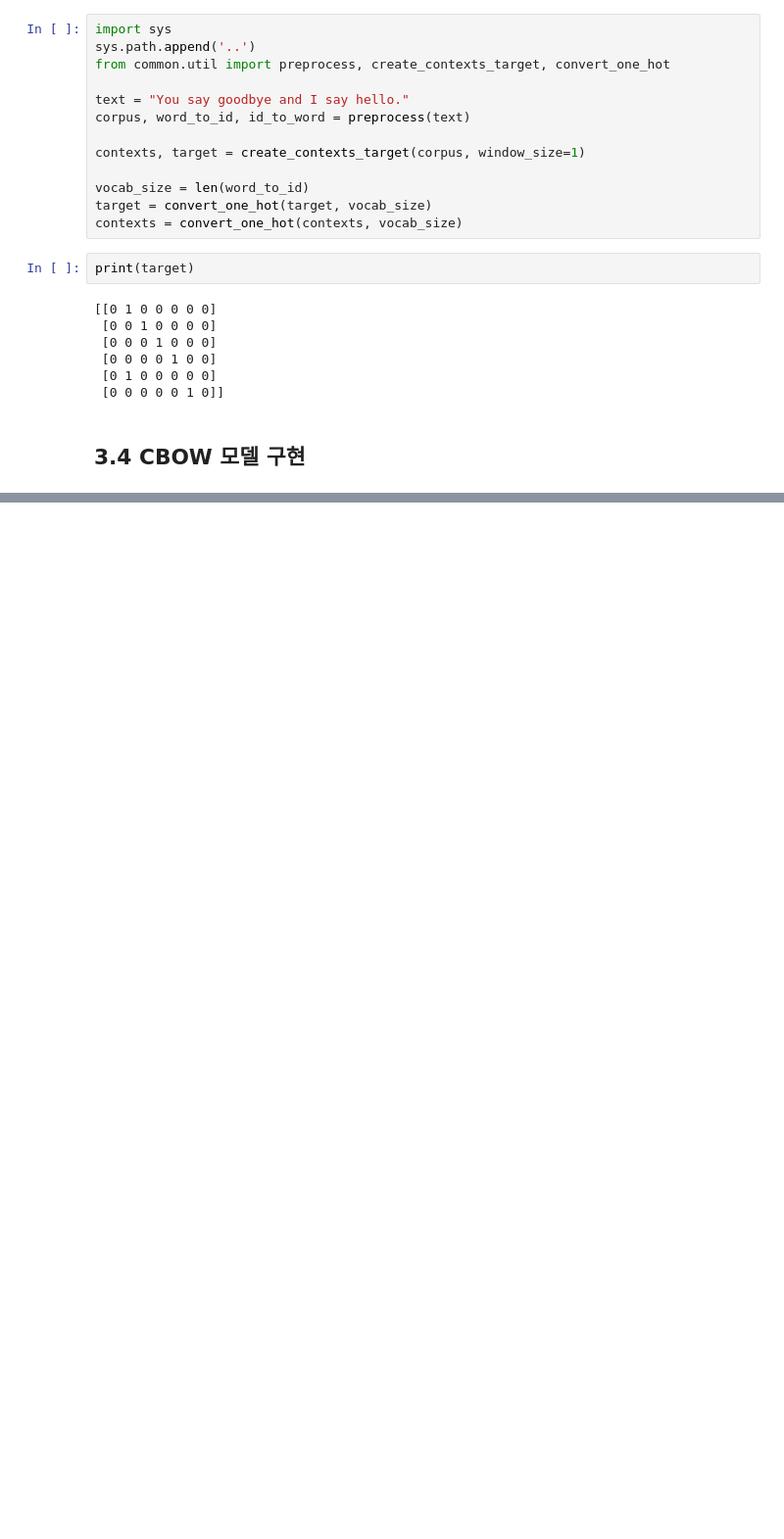
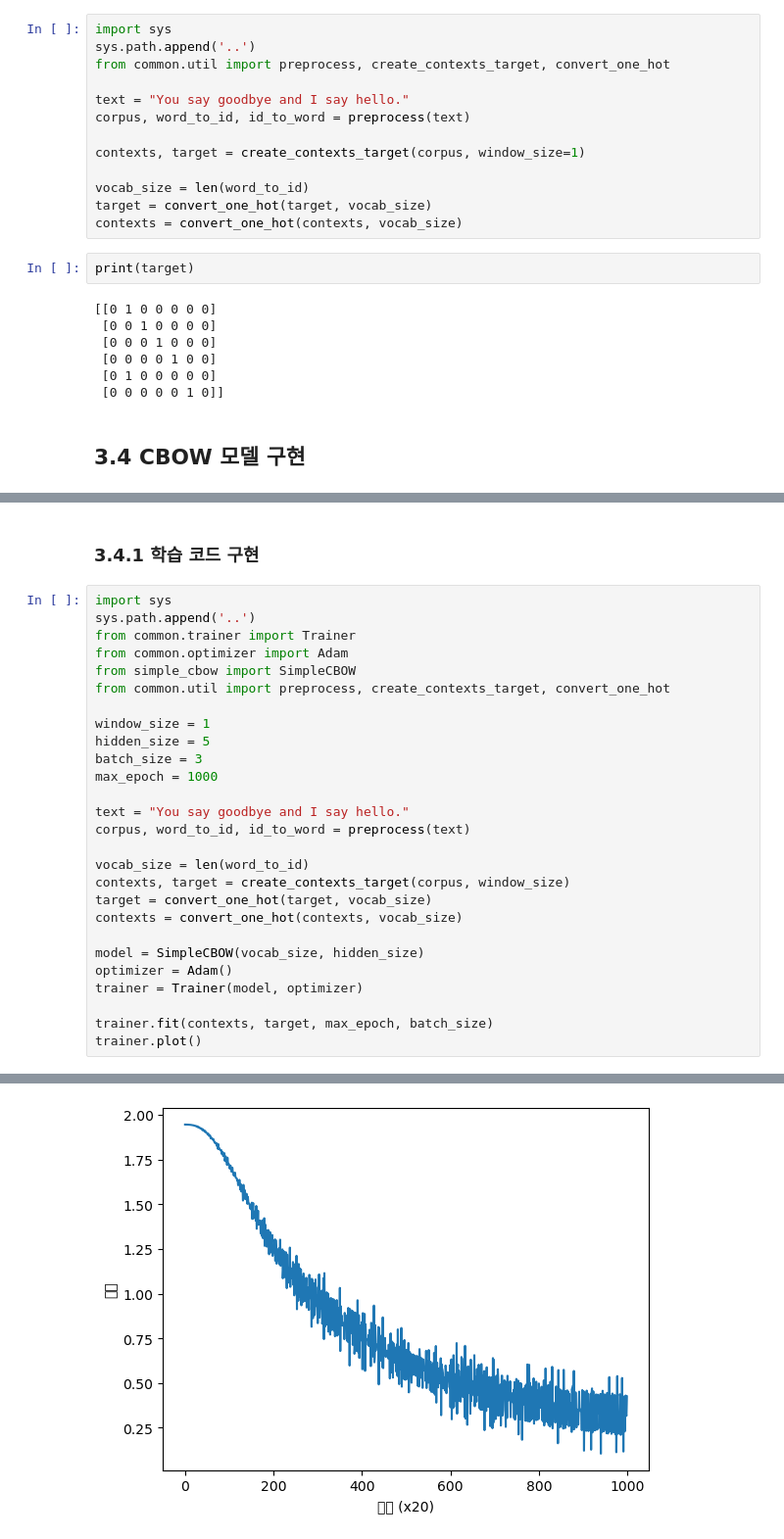
Before and after one commit to jungnerd/DeeplearningFromScratch, a Jupyter notebook: DeeplearningFromScratch vol.2/chapter 3.ipynb, the cells around one changed output, grey strips where cells are left out. Shown: that part at 98% size. Drawn from its saved outputs; the diff is of its cells as text; blank space fills up the shorter version.

```diff
--- a/DeeplearningFromScratch vol.2/chapter 3.ipynb
+++ b/DeeplearningFromScratch vol.2/chapter 3.ipynb
@@ -219,0 +265,30 @@ print(target)
+# %% [markdown]
+### 3.4.1 학습 코드 구현
+# %%
+import sys
+sys.path.append('..')
+from common.trainer import Trainer
+from common.optimizer import Adam
+from simple_cbow import SimpleCBOW
+from common.util import preprocess, create_contexts_target, convert_one_hot
+
+window_size = 1
+hidden_size = 5
+batch_size = 3
+max_epoch = 1000
+
+text = "You say goodbye and I say hello."
+corpus, word_to_id, id_to_word = preprocess(text)
+
+vocab_size = len(word_to_id)
+contexts, target = create_contexts_target(corpus, window_size)
+target = convert_one_hot(target, vocab_size)
+contexts = convert_one_hot(contexts, vocab_size)
+
+model = SimpleCBOW(vocab_size, hidden_size)
+optimizer = Adam()
+trainer = Trainer(model, optimizer)
+
+trainer.fit(contexts, target, max_epoch, batch_size)
+trainer.plot()
+# %% [output]
@@ -219,0 +312 @@ print(target)
+[figure, added]
```
Also changed, not shown: parts of 7 cells of this notebook, 5 other files.
